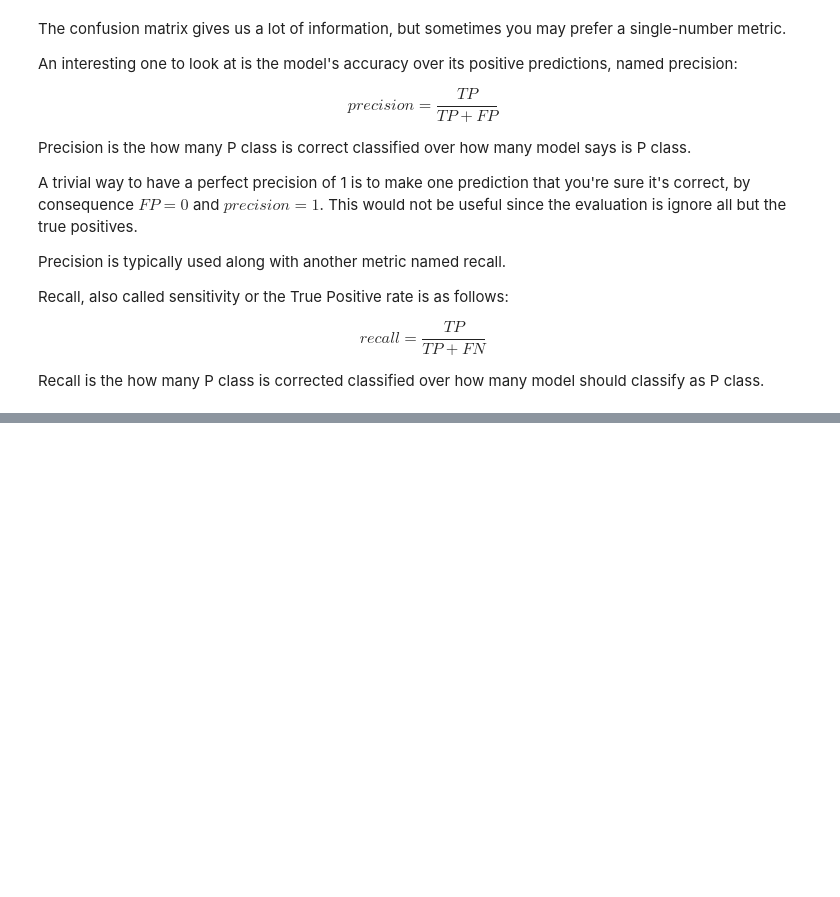
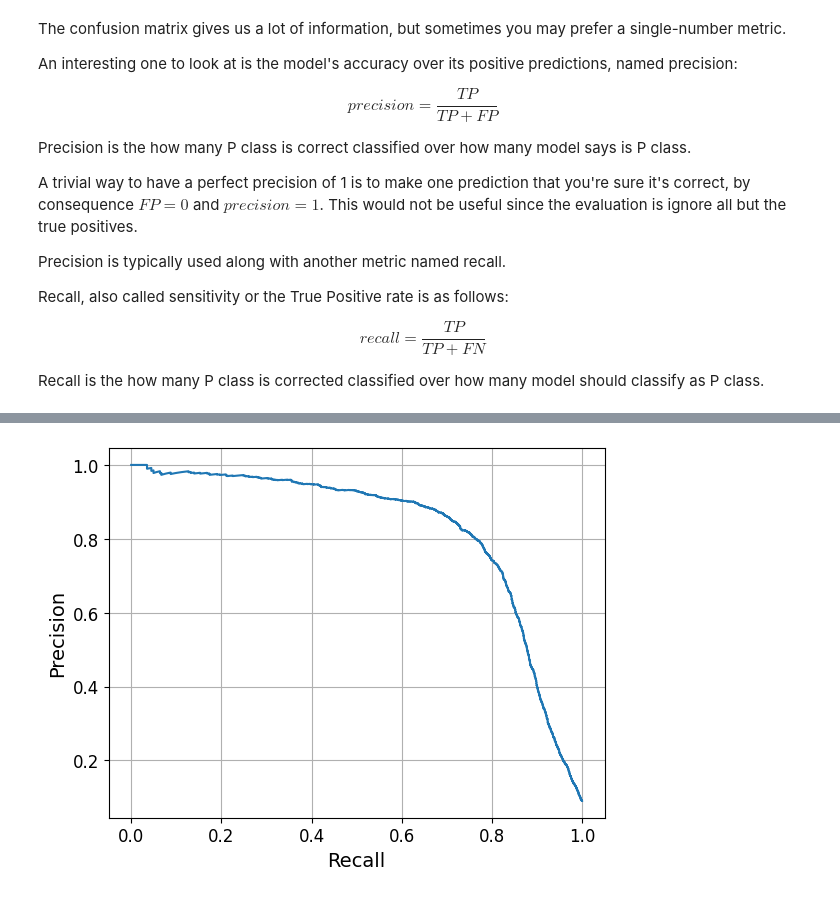
Before and after one commit to wesinalves/PTRC2023, a Jupyter notebook: classificacao.ipynb, the cells around one changed output, grey strips where cells are left out. Drawn from its saved outputs; the diff is of its cells as text; code cells hidden in the pictures; blank space fills up the shorter version.

```diff
--- a/classificacao.ipynb
+++ b/classificacao.ipynb
@@ -32,5 +32,6 @@ mnist.keys()
 dict_keys(['data', 'target', 'frame', 'categories', 'feature_names', 'target_names', 'DESCR', 'details', 'url'])
 # %%
 X, y = mnist['data'], mnist['target']
+X, y = X[:35000], y[:35000]
 X.shape, y.shape
 # %% [output]
@@ -230,0 +339,8 @@ Recall is the how many P class is corrected classified over how many model shoul
+# %%
+plt.plot(recall, precision)
+plt.xlabel('Recall')
+plt.ylabel('Precision')
+plt.grid()
+plt.show()
+# %% [output]
+[figure, added]
```
Also changed, not shown: parts of 94 cells of this notebook.
